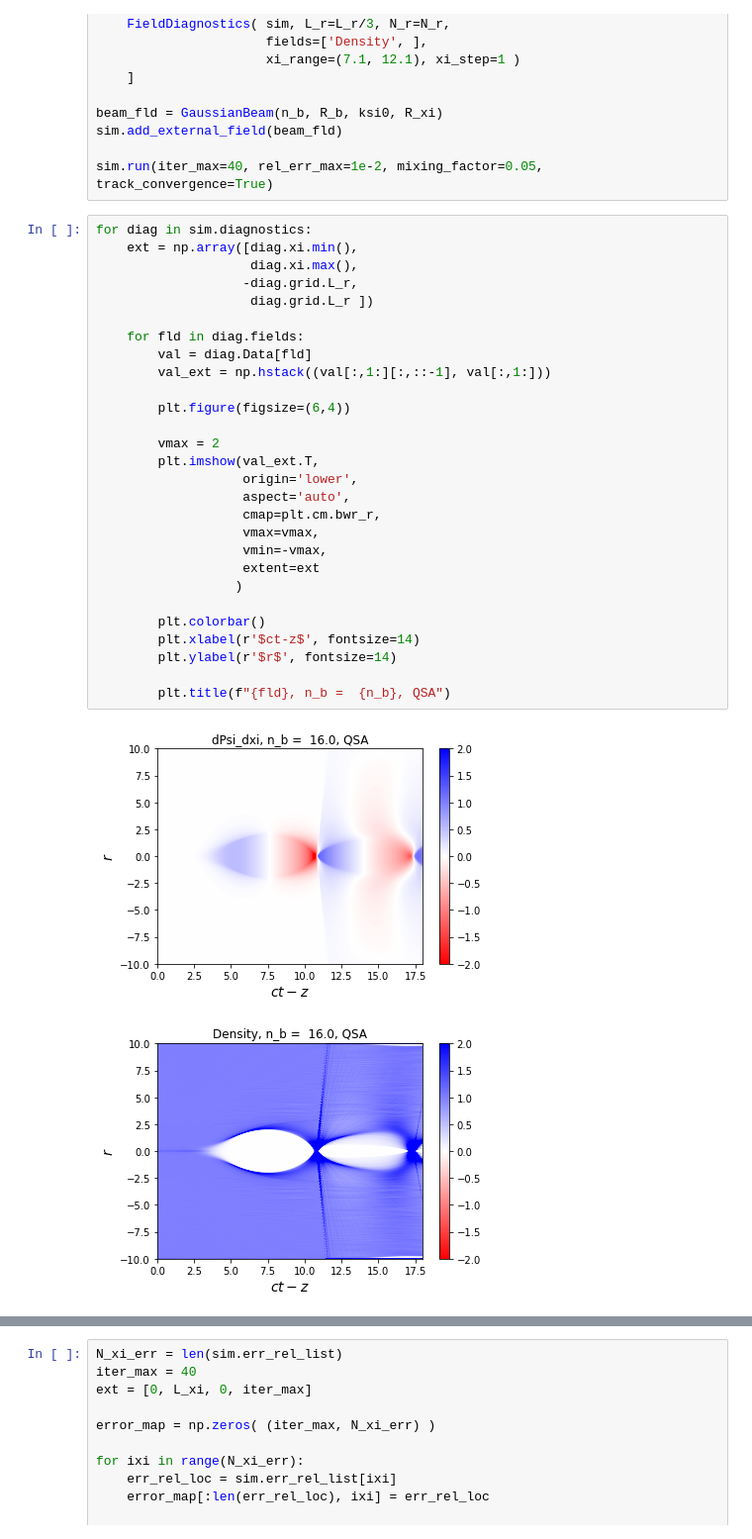
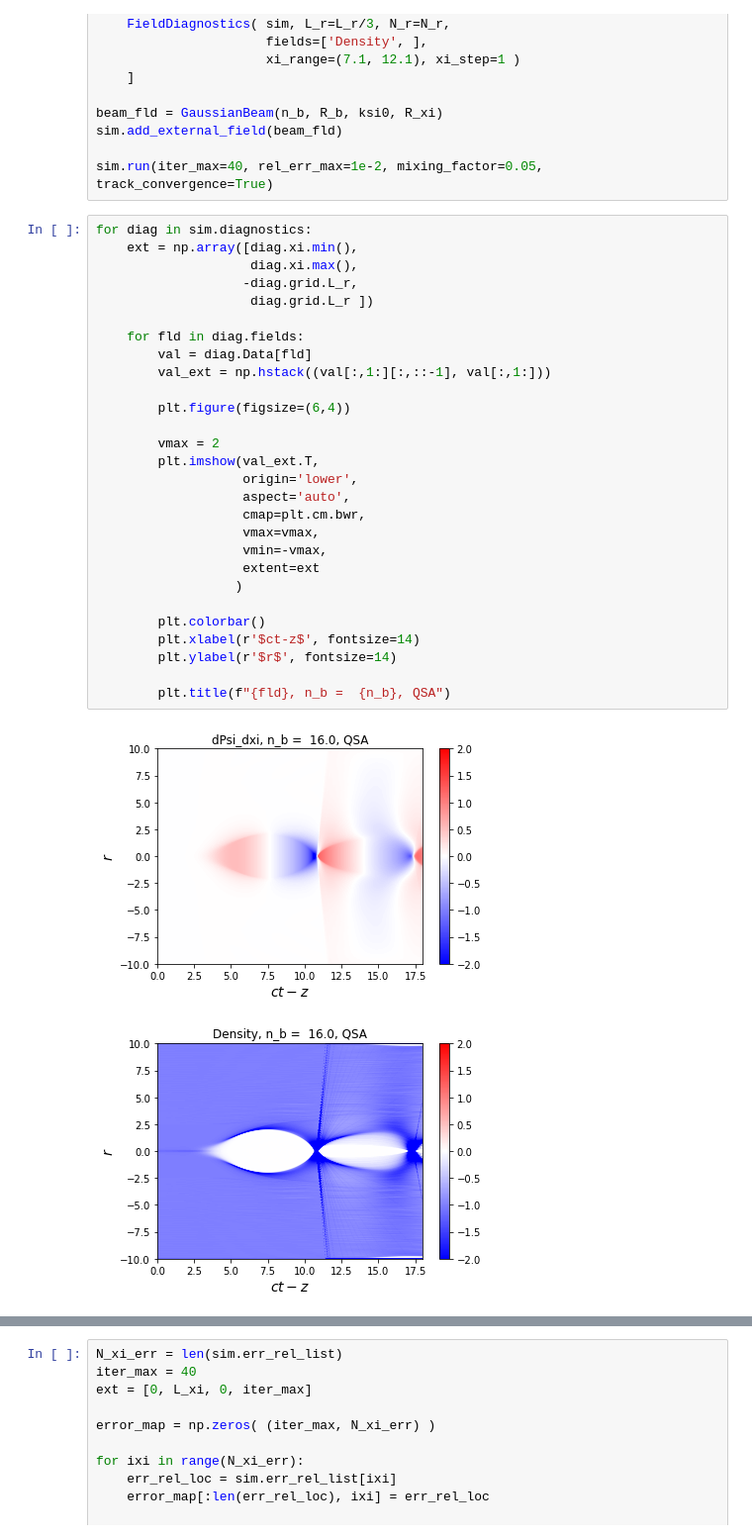
Before and after one commit to viktoriiazakharova/QSA_PWFA, a Jupyter notebook: example/sim_test_new.ipynb, the cells around one changed output, grey strips where cells are left out. Shown: that part at 99% size. Drawn from its saved outputs; the diff is of its cells as text.

```diff
--- a/example/sim_test_new.ipynb
+++ b/example/sim_test_new.ipynb
@@ -74,31 +74,31 @@ sim.run(iter_max=40, rel_err_max=1e-2, mixing_factor=0.05, track_convergence=Tru
 # %%
 for diag in sim.diagnostics:
     ext = np.array([diag.xi.min(),
                     diag.xi.max(),
                    -diag.grid.L_r,
                     diag.grid.L_r ])
 
     for fld in diag.fields:
         val = diag.Data[fld]
         val_ext = np.hstack((val[:,1:][:,::-1], val[:,1:]))
 
         plt.figure(figsize=(6,4))
 
         vmax = 2
         plt.imshow(val_ext.T,
                    origin='lower',
                    aspect='auto',
-                   cmap=plt.cm.bwr_r,
+                   cmap=plt.cm.bwr,
                    vmax=vmax,
                    vmin=-vmax,
                    extent=ext
                   )
 
         plt.colorbar()
         plt.xlabel(r'$ct-z$', fontsize=14)
         plt.ylabel(r'$r$', fontsize=14)
 
         plt.title(f"{fld}, n_b =  {n_b}, QSA")
 # %% [output]
-[figure, old version]
+[figure, new version]
-[figure, old version]
+[figure, new version]
```
Also changed, not shown: parts of 1 cell of this notebook, 3 other files.
